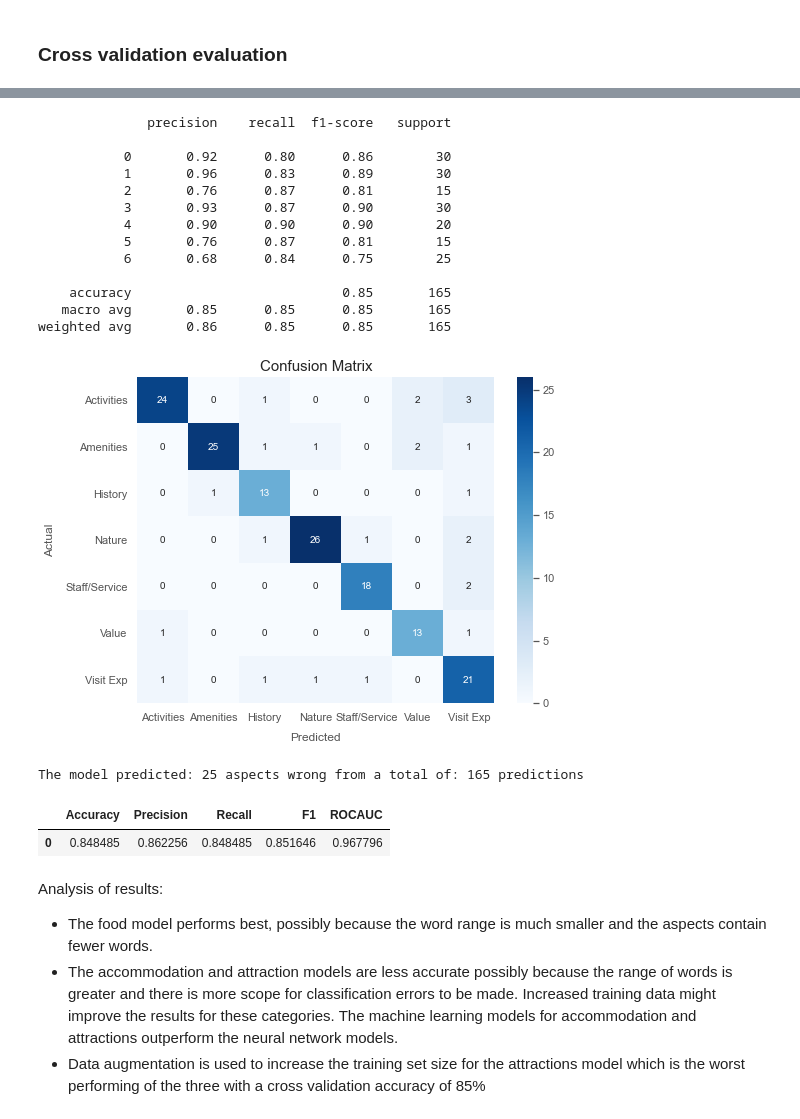
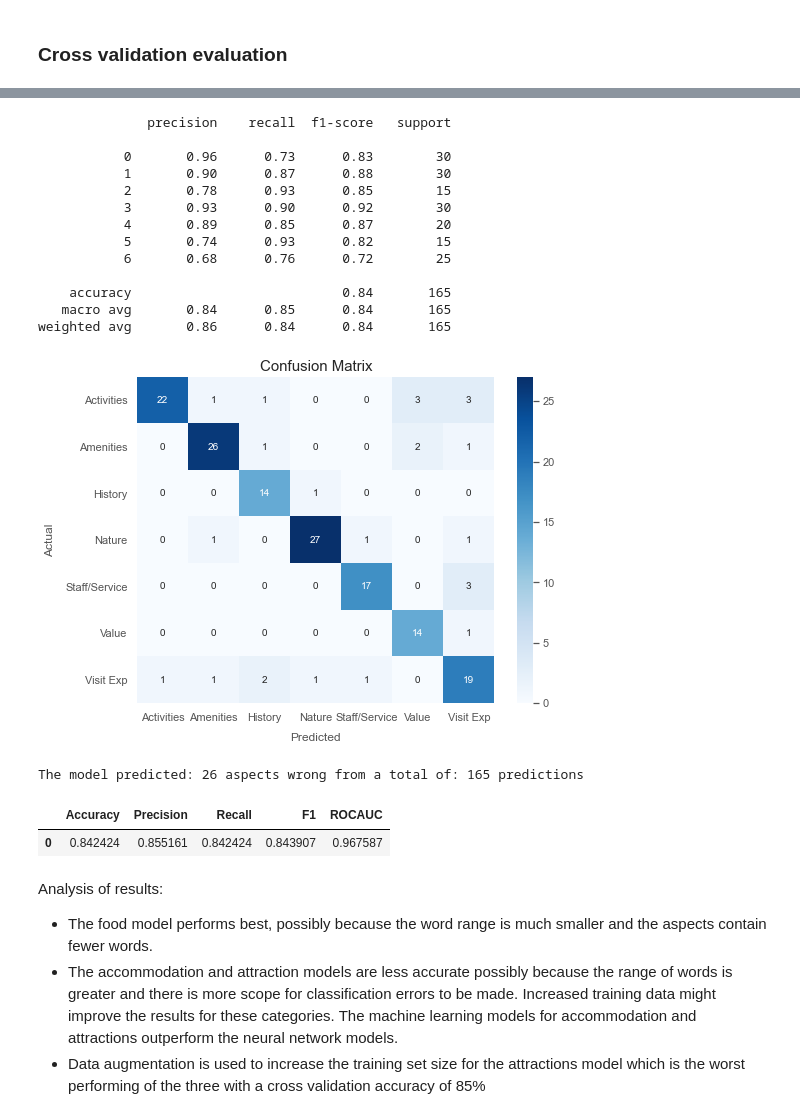
Before and after one commit to Auckland68/Arun-Travel-Reviews-Analysis, a Jupyter notebook: AspectSentimentModels/Models/Notebook12(b)AspectPredictiveModelsNeuralNetworks.ipynb, the cells around one changed output, grey strips where cells are left out. Saved outputs shown, nothing was run; the diff lists cells and outputs as text; code cells hidden in the pictures.

```diff
--- a/AspectSentimentModels/Models/Notebook12(b)AspectPredictiveModelsNeuralNetworks.ipynb
+++ b/AspectSentimentModels/Models/Notebook12(b)AspectPredictiveModelsNeuralNetworks.ipynb
@@ -689,28 +680,28 @@ Epoch 6/50
 # %%
 label_attract = ["Activities","Amenities","History","Nature","Staff/Service","Value","Visit Exp"]
-df_pred_attract,df_wrong_attract,y_val_integer, y_pred_class, y_pred_prob = eval(model3, output_dir,"/weights.09.hdf5",X_val_attract_w, y_val_attract_e,y_val_attract,label_attract)
+df_pred_attract,df_wrong_attract,y_val_integer, y_pred_class, y_pred_prob = eval(model3, output_dir,"/weights.08.hdf5",X_val_attract_w, y_val_attract_e,y_val_attract,label_attract)
 # %% [output]
               precision    recall  f1-score   support
 
-           0       0.92      0.80      0.86        30
-           1       0.96      0.83      0.89        30
-           2       0.76      0.87      0.81        15
-           3       0.93      0.87      0.90        30
-           4       0.90      0.90      0.90        20
-           5       0.76      0.87      0.81        15
-           6       0.68      0.84      0.75        25
+           0       0.96      0.73      0.83        30
+           1       0.90      0.87      0.88        30
+           2       0.78      0.93      0.85        15
+           3       0.93      0.90      0.92        30
+           4       0.89      0.85      0.87        20
+           5       0.74      0.93      0.82        15
+           6       0.68      0.76      0.72        25
 
-    accuracy                           0.85       165
-   macro avg       0.85      0.85      0.85       165
-weighted avg       0.86      0.85      0.85       165
+    accuracy                           0.84       165
+   macro avg       0.84      0.85      0.84       165
+weighted avg       0.86      0.84      0.84       165
-[figure, old version]
+[figure, new version]
-The model predicted: 25 aspects wrong from a total of: 165 predictions
+The model predicted: 26 aspects wrong from a total of: 165 predictions
 # %%
 results3 = metric_results(y_val_attract_e,y_val_integer,y_pred_class,y_pred_prob)
 results3
 # %% [output]
 |  | Accuracy | Precision | Recall | F1 | ROCAUC |
-| 0 | 0.848485 | 0.862256 | 0.848485 | 0.851646 | 0.967796 |
+| 0 | 0.842424 | 0.855161 | 0.842424 | 0.843907 | 0.967587 |
 # %% [markdown]
 Analysis of results:
 
```
Also changed, not shown: parts of 95 cells of this notebook.
